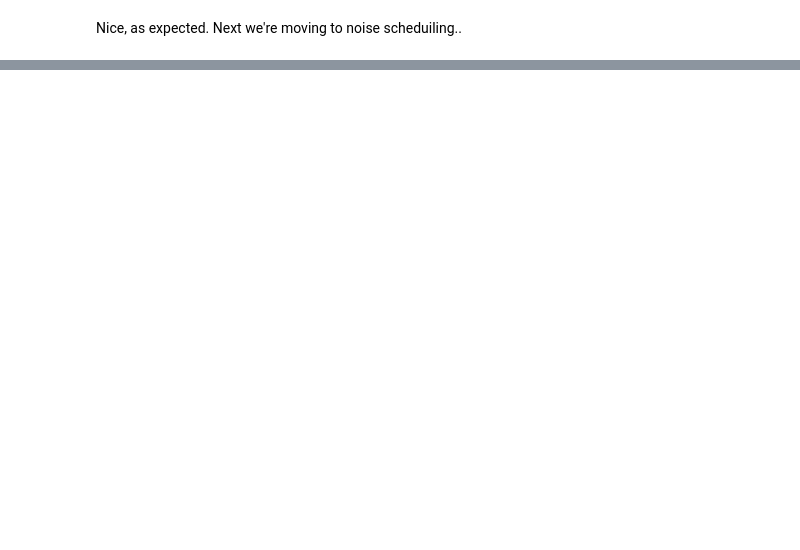
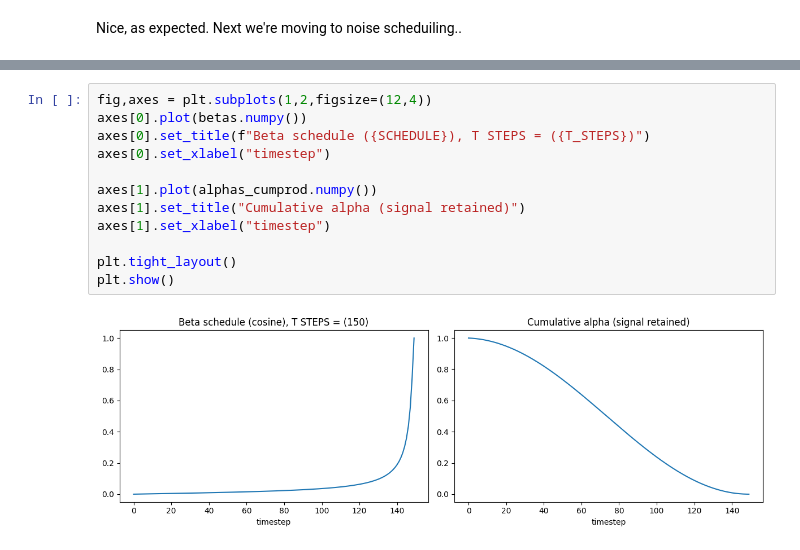
Before and after one commit to ChinmoyGitPy/Denoising-Diffusion-Probabilistic-Model-for-generating-images-of-moon, a Jupyter notebook: notebook.ipynb, the cells around one changed output, grey strips where cells are left out. Cells and saved outputs as stored; diff of their text form; blank space fills up the shorter version.

```diff
--- a/notebook.ipynb
+++ b/notebook.ipynb
@@ -193,0 +236,14 @@ Nice, as expected. Next we're moving to noise scheduiling..
+# %%
+fig,axes = plt.subplots(1,2,figsize=(12,4))
+axes[0].plot(betas.numpy())
+axes[0].set_title(f"Beta schedule ({SCHEDULE}), T STEPS = ({T_STEPS})")
+axes[0].set_xlabel("timestep")
+
+axes[1].plot(alphas_cumprod.numpy())
+axes[1].set_title("Cumulative alpha (signal retained)")
+axes[1].set_xlabel("timestep")
+
+plt.tight_layout()
+plt.show()
+# %% [output]
+[figure, added]
```
Also changed, not shown: parts of 9 cells of this notebook.
